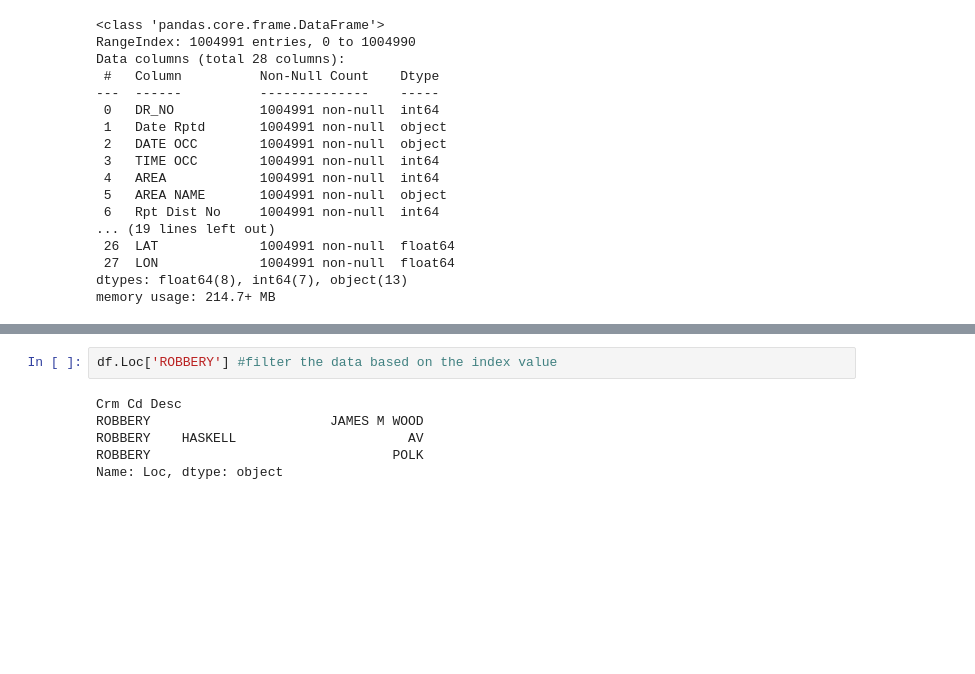
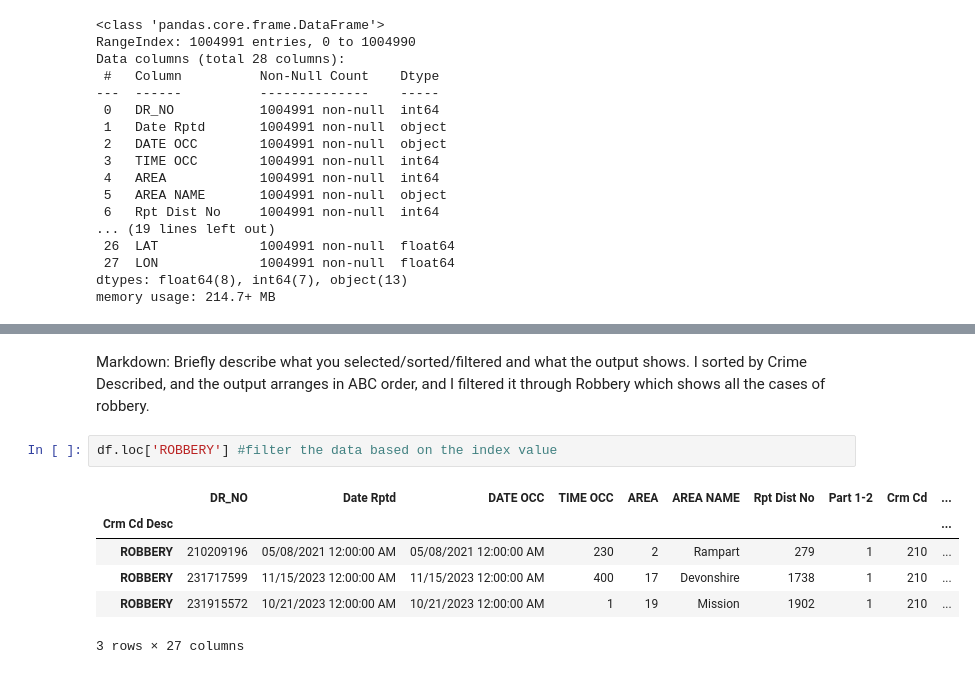
Before and after one commit to SR04634/SRickwalder_IA340_Repository, a Jupyter notebook: lab2.ipynb, the cells around one changed output, grey strips where cells are left out. Drawn from its saved outputs; the diff is of its cells as text; blank space fills up the shorter version.

```diff
--- a/lab2.ipynb
+++ b/lab2.ipynb
@@ -462,8 +184,12 @@ df.head()
+# %% [markdown]
+Markdown: Briefly describe what you selected/sorted/filtered and what the output shows.
+I sorted by Crime Described, and the output arranges in ABC order, and I filtered it through Robbery which shows all the cases of robbery.
 # %%
-df.Loc['ROBBERY'] #filter the data based on the index value
+df.loc['ROBBERY'] #filter the data based on the index value
 # %% [output]
+|  | DR_NO | Date Rptd | DATE OCC | TIME OCC | AREA | AREA NAME | Rpt Dist No | Part 1-2 | Crm Cd | ... |
+| Crm Cd Desc |  |  |  |  |  |  |  |  |  | ... |
+| ROBBERY | 210209196 | 05/08/2021 12:00:00 AM | 05/08/2021 12:00:00 AM | 230 | 2 | Rampart | 279 | 1 | 210 | ... |
+| ROBBERY | 231717599 | 11/15/2023 12:00:00 AM | 11/15/2023 12:00:00 AM | 400 | 17 | Devonshire | 1738 | 1 | 210 | ... |
+| ROBBERY | 231915572 | 10/21/2023 12:00:00 AM | 10/21/2023 12:00:00 AM | 1 | 19 | Mission | 1902 | 1 | 210 | ... |
-Crm Cd Desc
-ROBBERY                       JAMES M WOOD
-ROBBERY    HASKELL                      AV
-ROBBERY                               POLK
-Name: Loc, dtype: object
+3 rows × 27 columns
```
Also changed, not shown: parts of 43 cells of this notebook.
